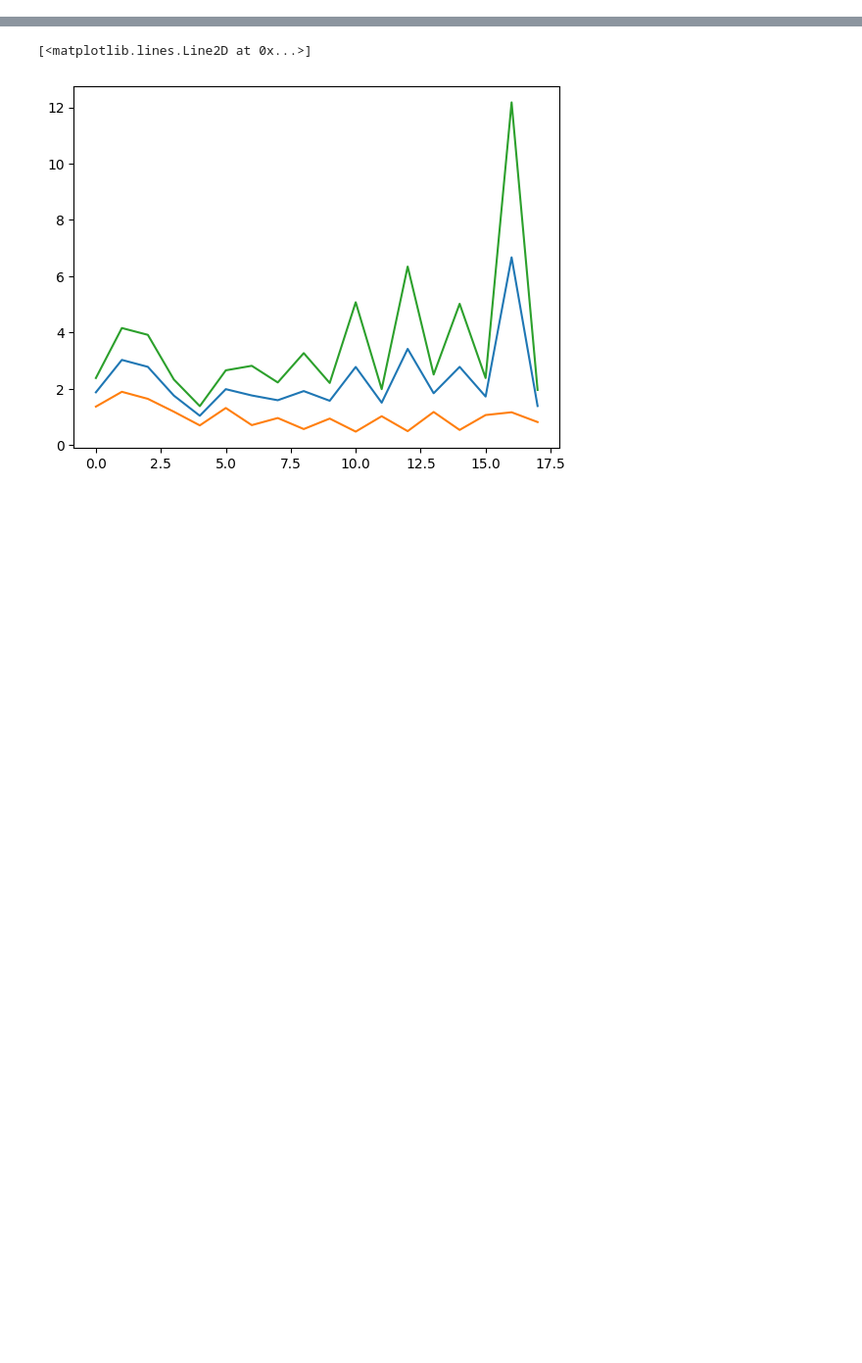
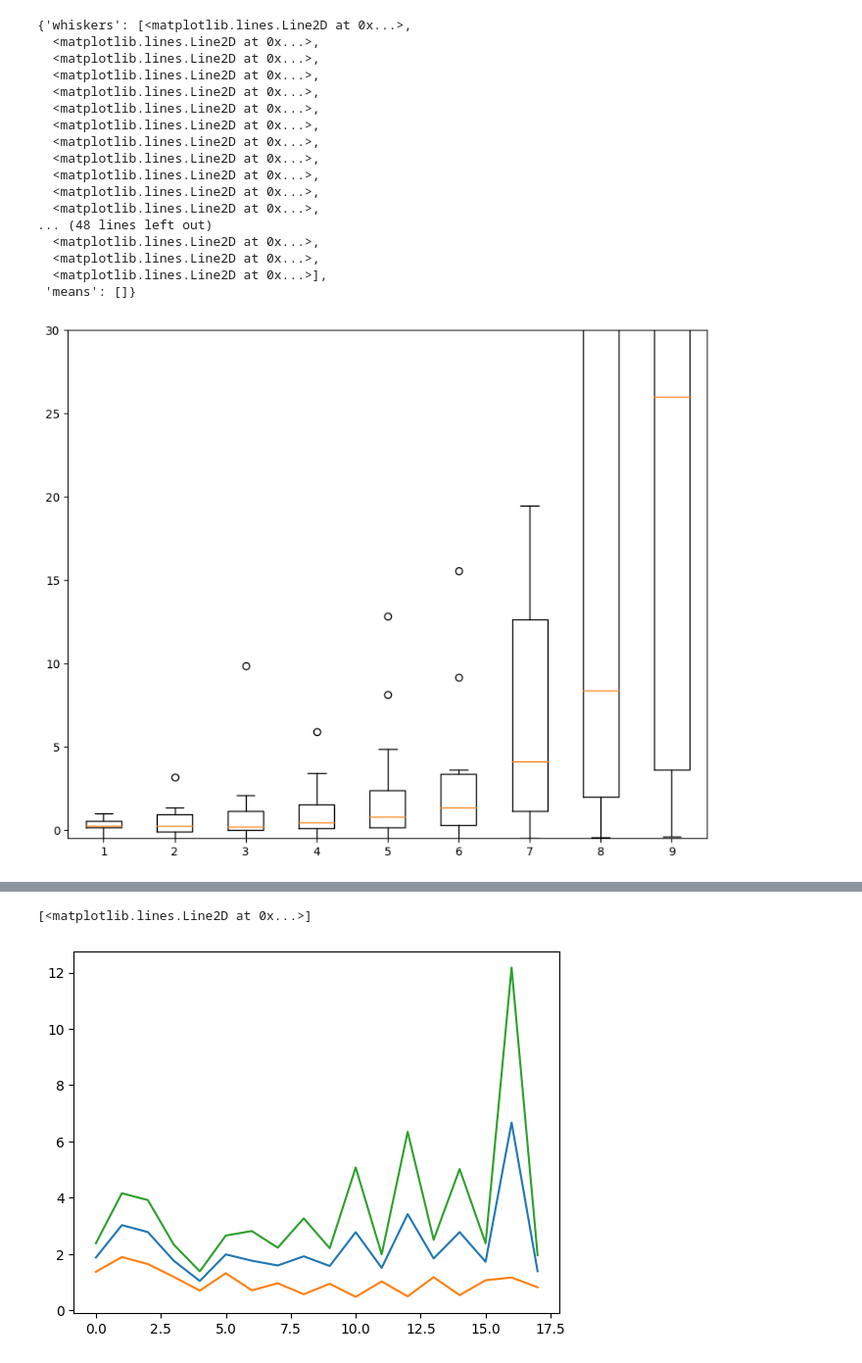
Before and after one commit to HanyangHenry-Wang/SLogGP_KnownBoundary, a Jupyter notebook: distance.ipynb, the cells around one changed output, grey strips where cells are left out. Shown: that part at 98% size. Drawn from its saved outputs; the diff is of its cells as text; code cells hidden in the pictures; blank space fills up the shorter version.

```diff
--- a/distance.ipynb
+++ b/distance.ipynb
@@ -339,0 +368,31 @@ plt.boxplot(aa.T)
+# %%
+aa = (np.array(total_record2).reshape(-1,20))
+
+# Creating dataset
+np.random.seed(10)
+
+
+fig = plt.figure(figsize =(10, 8))
+
+plt.ylim([-0.5,30])
+# Creating plot
+plt.boxplot(aa.T)
+# %% [output]
+{'whiskers': [<matplotlib.lines.Line2D at 0x...>,
+  <matplotlib.lines.Line2D at 0x...>,
+  <matplotlib.lines.Line2D at 0x...>,
+  <matplotlib.lines.Line2D at 0x...>,
+  <matplotlib.lines.Line2D at 0x...>,
+  <matplotlib.lines.Line2D at 0x...>,
+  <matplotlib.lines.Line2D at 0x...>,
+  <matplotlib.lines.Line2D at 0x...>,
+  <matplotlib.lines.Line2D at 0x...>,
+  <matplotlib.lines.Line2D at 0x...>,
+  <matplotlib.lines.Line2D at 0x...>,
+  <matplotlib.lines.Line2D at 0x...>,
+... (48 lines left out)
+  <matplotlib.lines.Line2D at 0x...>,
+  <matplotlib.lines.Line2D at 0x...>,
+  <matplotlib.lines.Line2D at 0x...>],
+ 'means': []}
+[figure, added]
```
Also changed, not shown: parts of 12 cells of this notebook, 7 other files.
